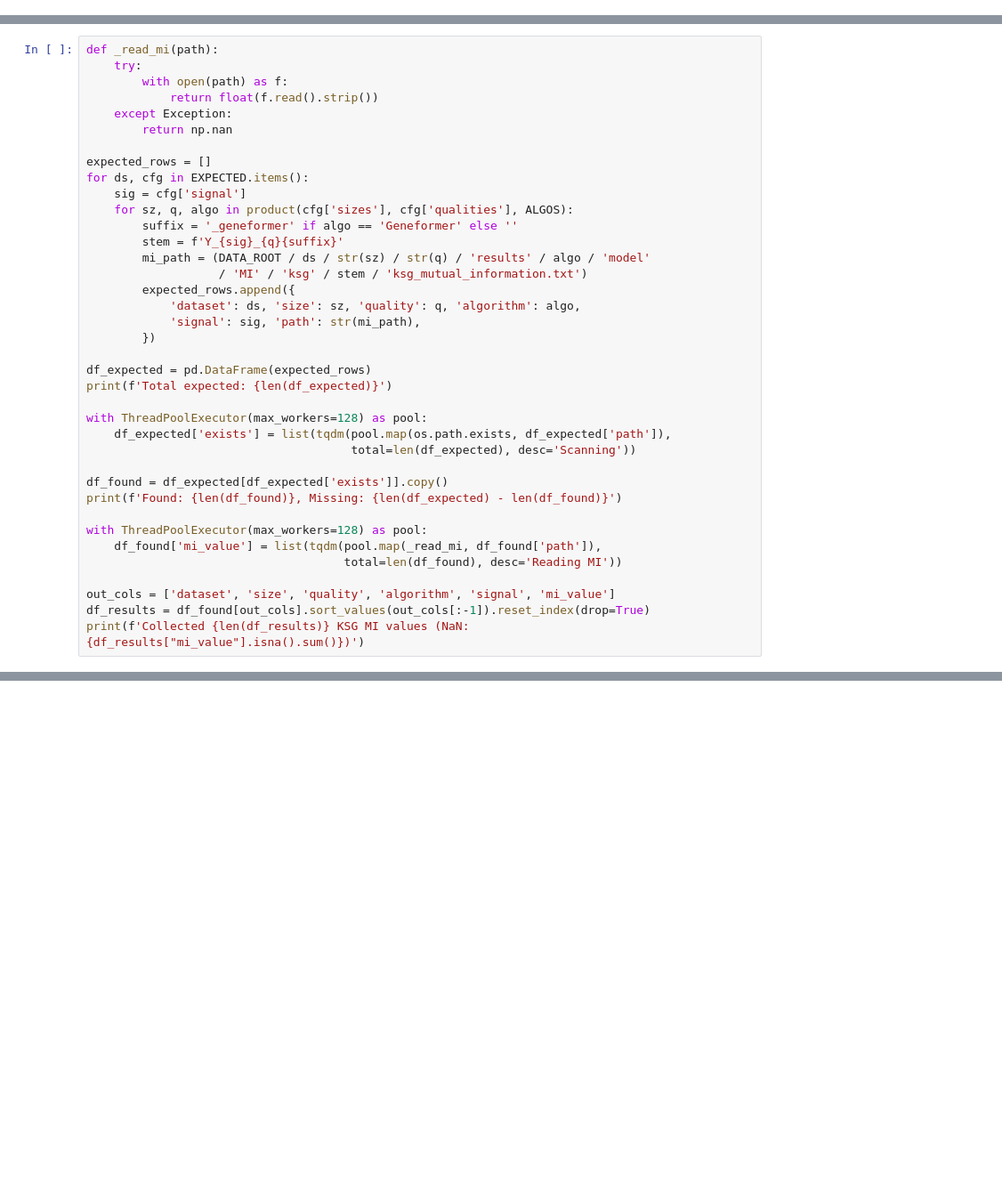
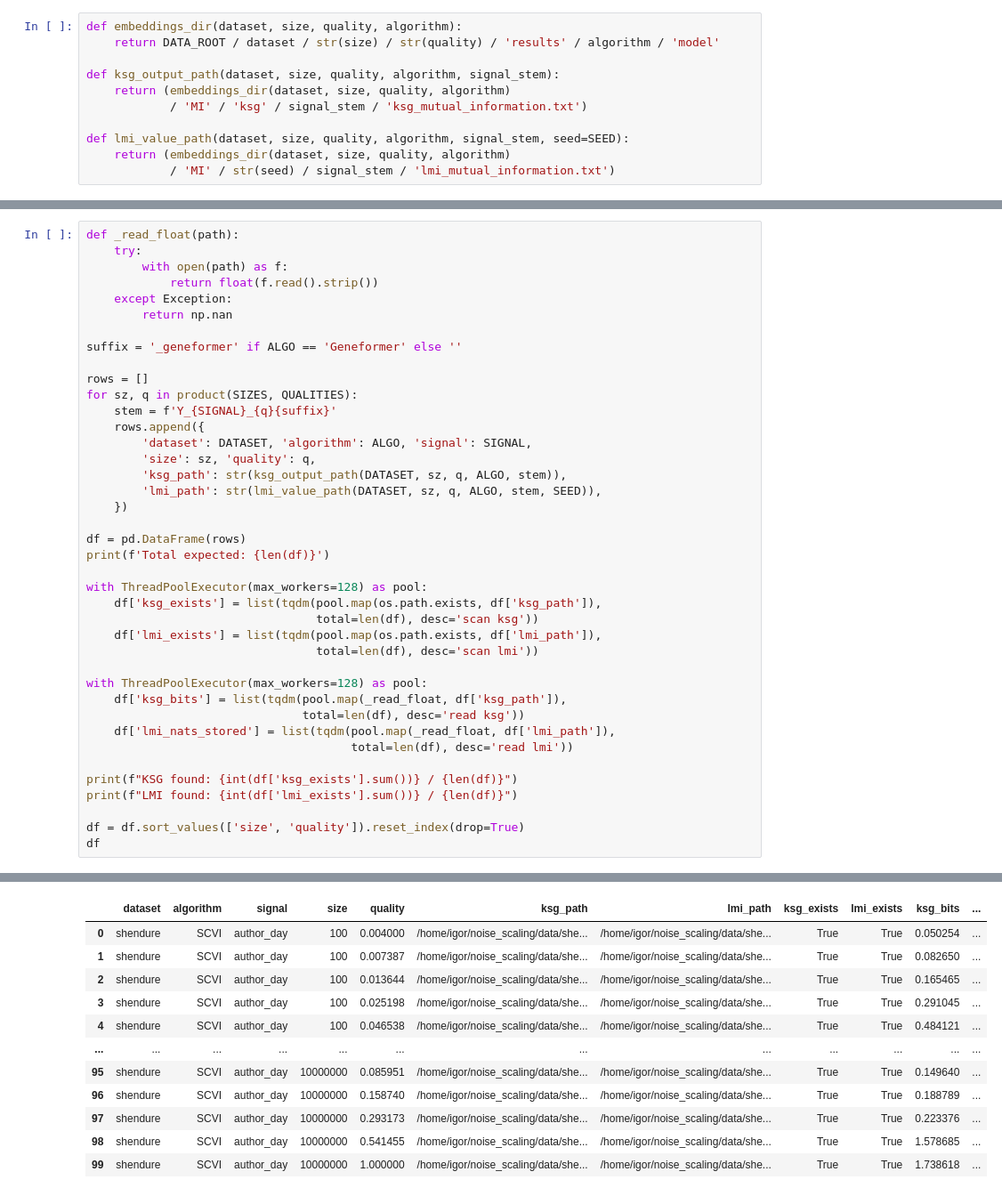
Before and after one commit to igor-sadalski/Scaling-up-measurement-noise-scaling-laws, a Jupyter notebook: analysis/2026-04-20_10-49_plotting_ksg_scaling_curves.ipynb, the cells around one changed output, grey strips where cells are left out. Shown at 89% size. Saved outputs shown, nothing was run; the diff lists cells and outputs as text; blank space fills up the shorter version.

```diff
--- a/analysis/2026-04-20_10-49_plotting_ksg_scaling_curves.ipynb
+++ b/analysis/2026-04-20_10-49_plotting_ksg_scaling_curves.ipynb
@@ -28,0 +35,11 @@ EXPECTED = {
+# %%
+def embeddings_dir(dataset, size, quality, algorithm):
+    return DATA_ROOT / dataset / str(size) / str(quality) / 'results' / algorithm / 'model'
+
+def ksg_output_path(dataset, size, quality, algorithm, signal_stem):
+    return (embeddings_dir(dataset, size, quality, algorithm)
+            / 'MI' / 'ksg' / signal_stem / 'ksg_mutual_information.txt')
+
+def lmi_value_path(dataset, size, quality, algorithm, signal_stem, seed=SEED):
+    return (embeddings_dir(dataset, size, quality, algorithm)
+            / 'MI' / str(seed) / signal_stem / 'lmi_mutual_information.txt')
@@ -29,38 +48,41 @@ EXPECTED = {
 # %%
-def _read_mi(path):
+def _read_float(path):
     try:
         with open(path) as f:
             return float(f.read().strip())
     except Exception:
         return np.nan
 
-expected_rows = []
-for ds, cfg in EXPECTED.items():
-    sig = cfg['signal']
-    for sz, q, algo in product(cfg['sizes'], cfg['qualities'], ALGOS):
-        suffix = '_geneformer' if algo == 'Geneformer' else ''
-        stem = f'Y_{sig}_{q}{suffix}'
-        mi_path = (DATA_ROOT / ds / str(sz) / str(q) / 'results' / algo / 'model'
-                   / 'MI' / 'ksg' / stem / 'ksg_mutual_information.txt')
-        expected_rows.append({
-            'dataset': ds, 'size': sz, 'quality': q, 'algorithm': algo,
-            'signal': sig, 'path': str(mi_path),
-        })
+suffix = '_geneformer' if ALGO == 'Geneformer' else ''
 
-df_expected = pd.DataFrame(expected_rows)
-print(f'Total expected: {len(df_expected)}')
+rows = []
+for sz, q in product(SIZES, QUALITIES):
+    stem = f'Y_{SIGNAL}_{q}{suffix}'
+    rows.append({
+        'dataset': DATASET, 'algorithm': ALGO, 'signal': SIGNAL,
+        'size': sz, 'quality': q,
+        'ksg_path': str(ksg_output_path(DATASET, sz, q, ALGO, stem)),
+        'lmi_path': str(lmi_value_path(DATASET, sz, q, ALGO, stem, SEED)),
+    })
+
+df = pd.DataFrame(rows)
+print(f'Total expected: {len(df)}')
 
 with ThreadPoolExecutor(max_workers=128) as pool:
-    df_expected['exists'] = list(tqdm(pool.map(os.path.exists, df_expected['path']),
-                                      total=len(df_expected), desc='Scanning'))
-
-df_found = df_expected[df_expected['exists']].copy()
-print(f'Found: {len(df_found)}, Missing: {len(df_expected) - len(df_found)}')
+    df['ksg_exists'] = list(tqdm(pool.map(os.path.exists, df['ksg_path']),
+                                 total=len(df), desc='scan ksg'))
+    df['lmi_exists'] = list(tqdm(pool.map(os.path.exists, df['lmi_path']),
+                                 total=len(df), desc='scan lmi'))
 
 with ThreadPoolExecutor(max_workers=128) as pool:
-    df_found['mi_value'] = list(tqdm(pool.map(_read_mi, df_found['path']),
-                                     total=len(df_found), desc='Reading MI'))
+    df['ksg_bits'] = list(tqdm(pool.map(_read_float, df['ksg_path']),
+                               total=len(df), desc='read ksg'))
+    df['lmi_nats_stored'] = list(tqdm(pool.map(_read_float, df['lmi_path']),
+                                      total=len(df), desc='read lmi'))
 
-out_cols = ['dataset', 'size', 'quality', 'algorithm', 'signal', 'mi_value']
-df_results = df_found[out_cols].sort_values(out_cols[:-1]).reset_index(drop=True)
-print(f'Collected {len(df_results)} KSG MI values (NaN: {df_results["mi_value"].isna().sum()})')
+print(f"KSG found: {int(df['ksg_exists'].sum())} / {len(df)}")
+print(f"LMI found: {int(df['lmi_exists'].sum())} / {len(df)}")
+
+df = df.sort_values(['size', 'quality']).reset_index(drop=True)
+df
+# %% [output]
@@ -66,0 +92,12 @@ print(f'Collected {len(df_results)} KSG MI values (NaN: {df_results["mi_value"].
+|  | dataset | algorithm | signal | size | quality | ksg_path | lmi_path | ksg_exists | lmi_exists | ksg_bits | ... |
+| 0 | shendure | SCVI | author_day | 100 | 0.004000 | /home/igor/noise_scaling/data/she... | /home/igor/noise_scaling/data/she... | True | True | 0.050254 | ... |
+| 1 | shendure | SCVI | author_day | 100 | 0.007387 | /home/igor/noise_scaling/data/she... | /home/igor/noise_scaling/data/she... | True | True | 0.082650 | ... |
+| 2 | shendure | SCVI | author_day | 100 | 0.013644 | /home/igor/noise_scaling/data/she... | /home/igor/noise_scaling/data/she... | True | True | 0.165465 | ... |
+| 3 | shendure | SCVI | author_day | 100 | 0.025198 | /home/igor/noise_scaling/data/she... | /home/igor/noise_scaling/data/she... | True | True | 0.291045 | ... |
+| 4 | shendure | SCVI | author_day | 100 | 0.046538 | /home/igor/noise_scaling/data/she... | /home/igor/noise_scaling/data/she... | True | True | 0.484121 | ... |
+| ... | ... | ... | ... | ... | ... | ... | ... | ... | ... | ... | ... |
+| 95 | shendure | SCVI | author_day | 10000000 | 0.085951 | /home/igor/noise_scaling/data/she... | /home/igor/noise_scaling/data/she... | True | True | 0.149640 | ... |
+| 96 | shendure | SCVI | author_day | 10000000 | 0.158740 | /home/igor/noise_scaling/data/she... | /home/igor/noise_scaling/data/she... | True | True | 0.188789 | ... |
+| 97 | shendure | SCVI | author_day | 10000000 | 0.293173 | /home/igor/noise_scaling/data/she... | /home/igor/noise_scaling/data/she... | True | True | 0.223376 | ... |
+| 98 | shendure | SCVI | author_day | 10000000 | 0.541455 | /home/igor/noise_scaling/data/she... | /home/igor/noise_scaling/data/she... | True | True | 1.578685 | ... |
+| 99 | shendure | SCVI | author_day | 10000000 | 1.000000 | /home/igor/noise_scaling/data/she... | /home/igor/noise_scaling/data/she... | True | True | 1.738618 | ... |
```
Also changed, not shown: parts of 13 cells of this notebook, 6 other files.
